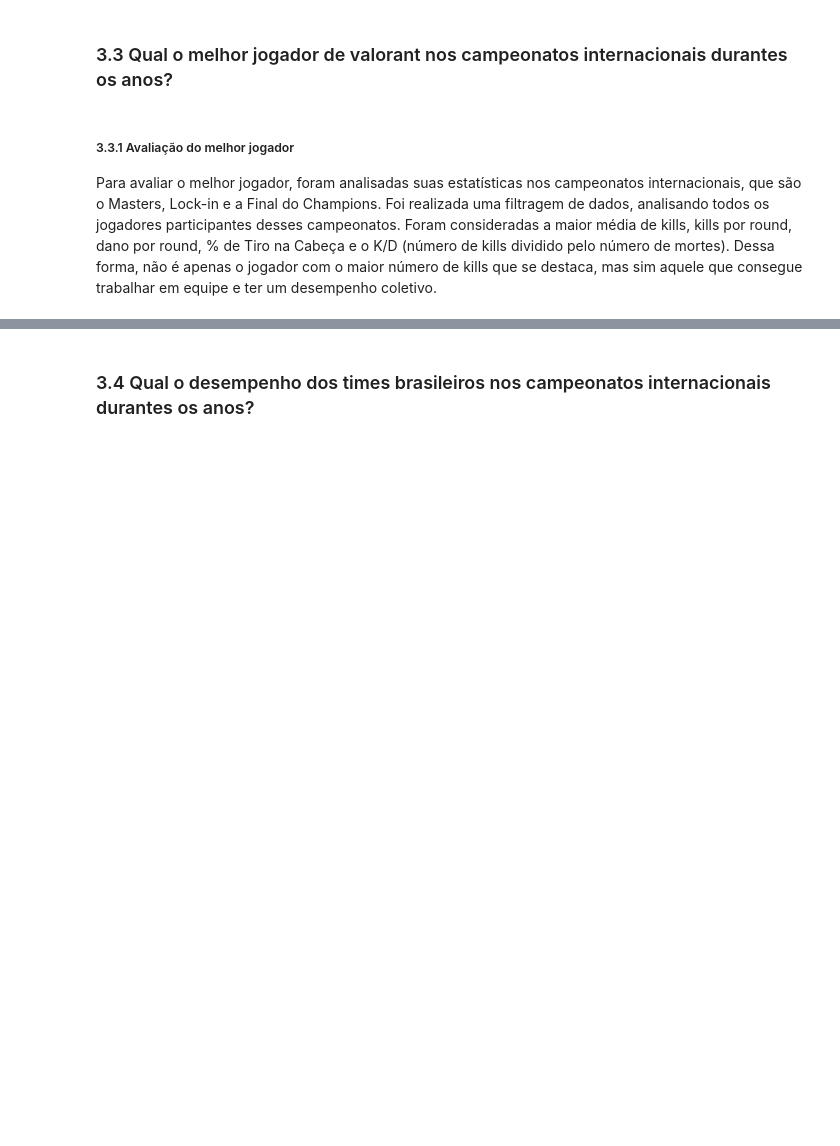
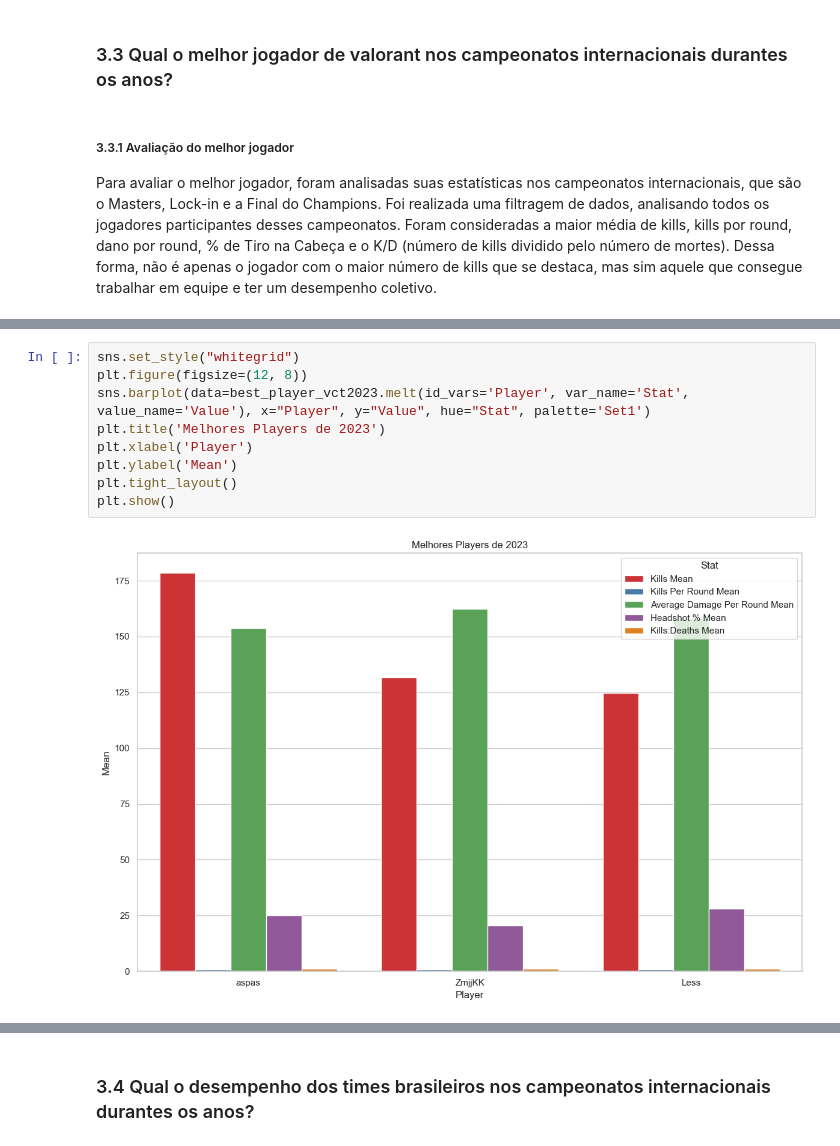
Before and after one commit to PedroLSCabral/Projeto-ICD, a Jupyter notebook: Presentation.ipynb, the cells around one changed output, grey strips where cells are left out. Drawn from its saved outputs; the diff is of its cells as text; blank space fills up the shorter version.

```diff
--- a/Presentation.ipynb
+++ b/Presentation.ipynb
@@ -419,3 +440,14 @@ plt.show()
+# %%
+sns.set_style("whitegrid")
+plt.figure(figsize=(12, 8))
+sns.barplot(data=best_player_vct2023.melt(id_vars='Player', var_name='Stat', value_name='Value'), x="Player", y="Value", hue="Stat", palette='Set1')
+plt.title('Melhores Players de 2023')
+plt.xlabel('Player')
+plt.ylabel('Mean')
+plt.tight_layout()
+plt.show()
+# %% [output]
+[figure, added]
 # %% [markdown]
 <img src='assets/img-players/players.png'></img>
 # %% [markdown]
```
Also changed, not shown: parts of 20 cells of this notebook.
